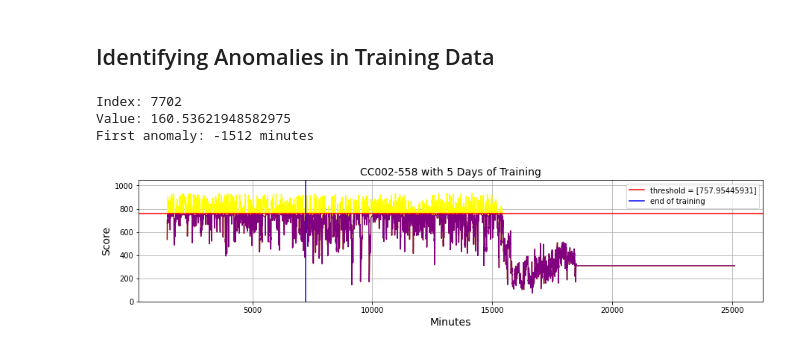
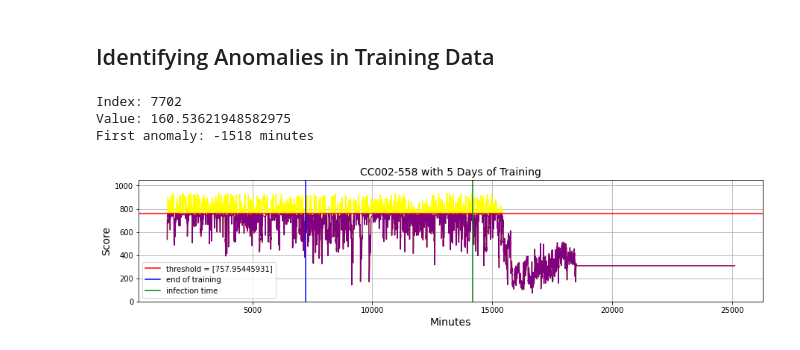
Before and after one commit to sheyaa/caterpillar_mset, a Jupyter notebook: Mice_SVM.ipynb, the cells around one changed output. Saved outputs shown, nothing was run; the diff lists cells and outputs as text; code cells hidden in the pictures.

```diff
--- a/Mice_SVM.ipynb
+++ b/Mice_SVM.ipynb
@@ -230,11 +230,11 @@ ax[1].plot(anomaly_indices, predict_1[train_begin:train_end][anomaly_indices], '
 ## Identifying Anomalies in All Data
 # %%
 # Append df2 to df1
-combined_scores= np.concatenate((scores_1, scores_2), axis=0)
-combined_predictions = np.concatenate((predict_1, predict_2), axis=0)
+combined_scores= np.concatenate((scores_1_3, scores_2_3), axis=0)
+combined_predictions = np.concatenate((predict_1_3, predict_2_3), axis=0)
 # %%
 #SckiKit Learn's Threshold
-threshold_3 = model.offset_
+threshold_3 = model1.offset_
 fig,ax = plt.subplots(figsize=(15,3))
 
 #plt.plot(scores,'o')
@@ -261,7 +261,10 @@ ax[1].set_xlabel("Minutes", fontsize=14)
 ax[1].plot(time_2, combined_predictions[anomaly_indices_2], 'o', color='purple') #[:100]
 '''
 # Find the index at which the first score is less than min_score
+# Minimum score
+min_score = scores_1_3.min()
 index = np.argmax(combined_scores < min_score)
+#ax.axhline(y=min_score, color='red', linestyle='-', label = 'threshold')
 
 # Get the corresponding value
 value = combined_scores[index]
@@ -272,6 +275,7 @@ index = index + 1 #since index starts at 0
 
 #ax.axvline(x=index+720, color='blue', linestyle='--', label = 'first anomaly') # when the first value is less the minimum value
 ax.axvline(x=4320, color='blue', linestyle='-', label = 'end of training')
+ax.axvline(x=14200, color='green', linestyle='-', label = 'infection time')
 ax.legend()
 ## The x axis starts at 0-200, how do I fix?
 
@@ -485,12 +494,12 @@ fig.savefig(filename_4, bbox_inches='tight')
 # %%
 # ORIGINAL DATA
 #importing the model
-model = svm.OneClassSVM()
+model3 = svm.OneClassSVM()
 
 #fit the data
-model.fit(Z[:7201,:]) #first 4 days
+model3.fit(Z[:7201,:]) #first 4 days
 
 #predict the data
-predict_1_5 = model.predict(Z[:7201,:]) #5001
-predict_2_5 = model.predict(Z[7201:,:])
+predict_1_5 = model3.predict(Z[:7201,:]) #5001
+predict_2_5 = model3.predict(Z[7201:,:])
 # %%
@@ -531,8 +540,8 @@ plt.savefig(Predict_test_5, facecolor='white')
 # %% [markdown]
 ## Scoring
 # %%
-scores_1_5 = model.score_samples(Z[:7201,:])
-scores_2_5 = model.score_samples(Z[7201:,:])
+scores_1_5 = model3.score_samples(Z[:7201,:])
+scores_2_5 = model3.score_samples(Z[7201:,:])
 time = np.arange(Z.shape[0])+(2*720) # 2 times the time delay
 # %%
 # Append df2 to df1
@@ -542,7 +551,7 @@ combined_predictions_5 = np.concatenate((predict_1_5, predict_2_5), axis=0)
 ## Identifying Anomalies in Training Data
 # %%
 #SckiKit Learn's Threshold
-threshold_5 = model.offset_
+threshold_5 = model3.offset_
 fig,ax = plt.subplots(figsize=(15,3))
 
 #plt.plot(scores,'o')
@@ -565,32 +574,33 @@ ax[1].plot(time, combined_predictions, 'o', color='yellow') #[:100]
 ax[1].grid()
 ax[1].set_title("Anomalies", fontsize=14)
 ax[1].set_ylim(-1.2, 1.2)
 ax[1].set_xlabel("Minutes", fontsize=14)
 ax[1].plot(time_2, combined_predictions[anomaly_indices_2], 'o', color='purple') #[:100]
 '''
 # Find the index at which the first score is less than min_score
 index_5 = np.argmax(combined_scores_5 < min_score)
 
 # Get the corresponding value
 value_5 = combined_scores_5[index_5]
 print("Index:", index_5)
 print("Value:", value_5)
 
 index = index + 1 #since index starts at 0
 
 #ax.axvline(x=index+720, color='blue', linestyle='--', label = 'first anomaly') # when the first value is less the minimum value
 ax.axvline(x=7200, color='blue', linestyle='-', label = 'end of training')
+ax.axvline(x=14200, color='green', linestyle='-', label = 'infection time')
 ax.legend()
 ## The x axis starts at 0-200, how do I fix?
 
 time_after = index - 7200
 print(f"First anomaly: {time_after} minutes")
 
 # Saving the Image
 filename_5 = "CC002-558_SL_5.png"   # saving the file as the name of the mouse
 fig.savefig(filename_5, bbox_inches='tight')
 # %% [output]
 Index: 7702
 Value: 160.53621948582975
-First anomaly: -1512 minutes
+First anomaly: -1518 minutes
-[figure, old version]
+[figure, new version]
```
Also changed, not shown: parts of 14 cells of this notebook, 3 other files.
